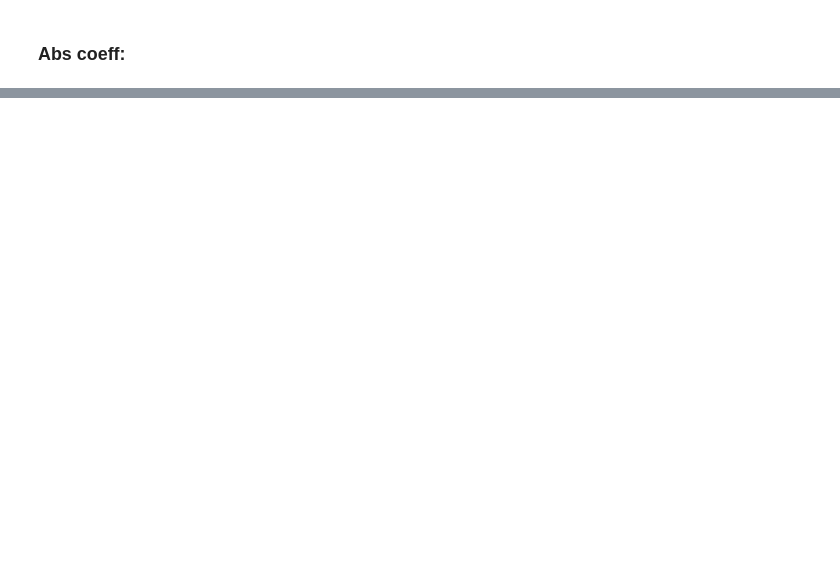
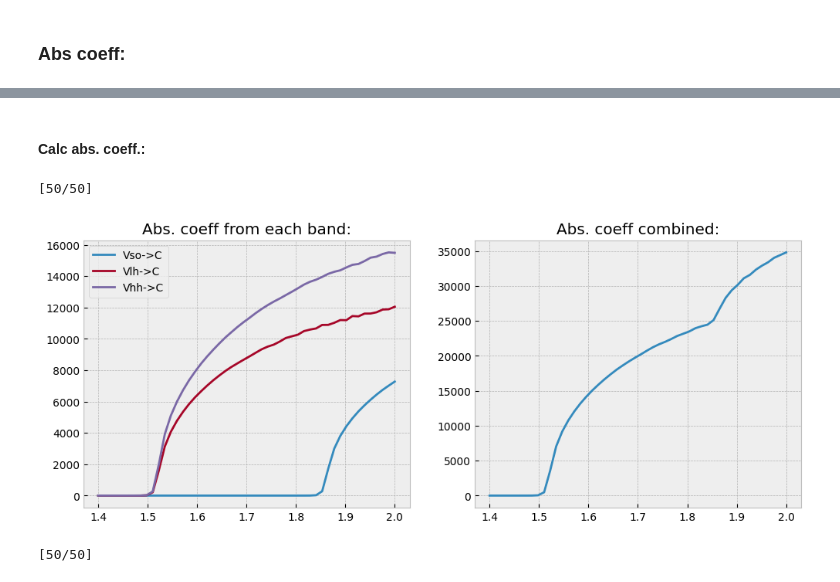
Before and after one commit to Kowalikov/photovoltaic_cell_absorption_coefficient, a Jupyter notebook: absorption_coefficient.ipynb, the cells around one changed output, grey strips where cells are left out. Cells and saved outputs as stored; diff of their text form; code cells hidden in the pictures; blank space fills up the shorter version.

Commit message:
Results update

```diff
--- a/absorption_coefficient.ipynb
+++ b/absorption_coefficient.ipynb
@@ -168,0 +126,4 @@ gamma_3 = 2.93
+# %%
+# calculation parameters:
+k_top = 0.2
+points = 50
@@ -168,0 +132,7 @@ gamma_3 = 2.93
+# %%
+bands = np.load(f'./results/GaAs_300k_8kp_no-strain_{points}points_top{k_top}.npy')
+str_bands = np.load(f'./results/GaAs_300k_8kp_strain-0.02_{points}points_top{k_top}.npy')
+# %%
+for i in range(4):
+    plt.plot(bands[i,0,0,:])
+plt.show()
@@ -168,0 +141,2 @@ gamma_3 = 2.93
+# %% [markdown]
+#### Calc abs. coeff.:
@@ -168,0 +202,42 @@ gamma_3 = 2.93
+# %%
+hw_points = 50
+valence_bands = 3
+alphas = np.zeros((hw_points,valence_bands))
+hw_range = np.linspace(1.4,
+                       2.0,
+                       hw_points)
+for i, hw in enumerate(hw_range):
+    print(f'[{i+1}/{hw_points}]', end='\r')
+    alphas[i] = calc_absorption_coeff(bands, hw, k_top, points)
+
+alphas = alphas*exper_alpha_upscaling*10000*12
+# %% [output]
+[50/50]
+# %%
+with plt.style.context('bmh'):
+    fig, axs = plt.subplots(1,2, figsize=(12,4.5))
+    labels = ['Vso->C','Vlh->C','Vhh->C',]
+    for i in range(3):
+        axs[0].plot(hw_range, alphas[:,i], label=labels[i])
+    axs[0].legend()
+    axs[1].plot(hw_range, alphas.sum(axis=1))
+
+    axs[0].set_title('Abs. coeff from each band:')
+    axs[1].set_title('Abs. coeff combined:')
+    plt.show()
+# %% [output]
+[figure, added]
+# %%
+hw_points = 50
+valence_bands = 3
+str_alphas = np.zeros((hw_points,valence_bands))
+hw_range = np.linspace(1.4,
+                       2.0,
+                       hw_points)
+for i, hw in enumerate(hw_range):
+    print(f'[{i+1}/{hw_points}]', end='\r')
+    str_alphas[i] = calc_absorption_coeff(str_bands, hw, k_top, points)
+
+str_alphas = str_alphas*exper_alpha_upscaling*10000*12
+# %% [output]
+[50/50]
```
Also changed, not shown: parts of 23 cells of this notebook, 14 other files.
